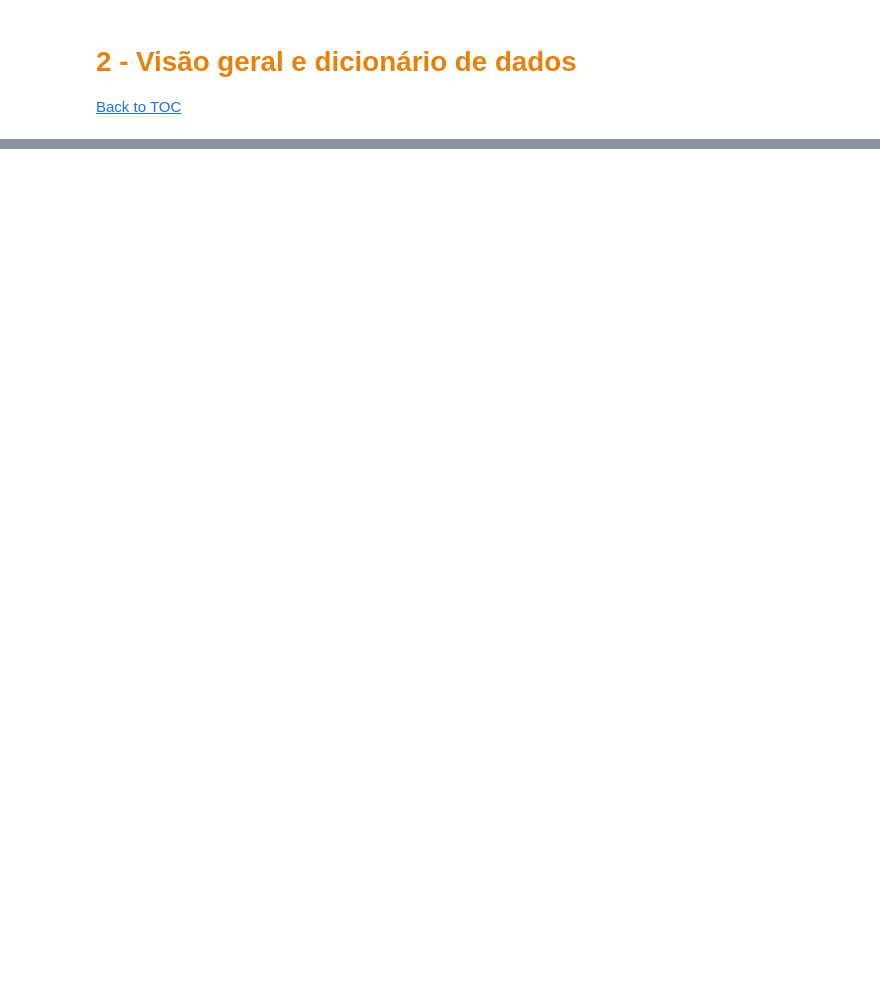
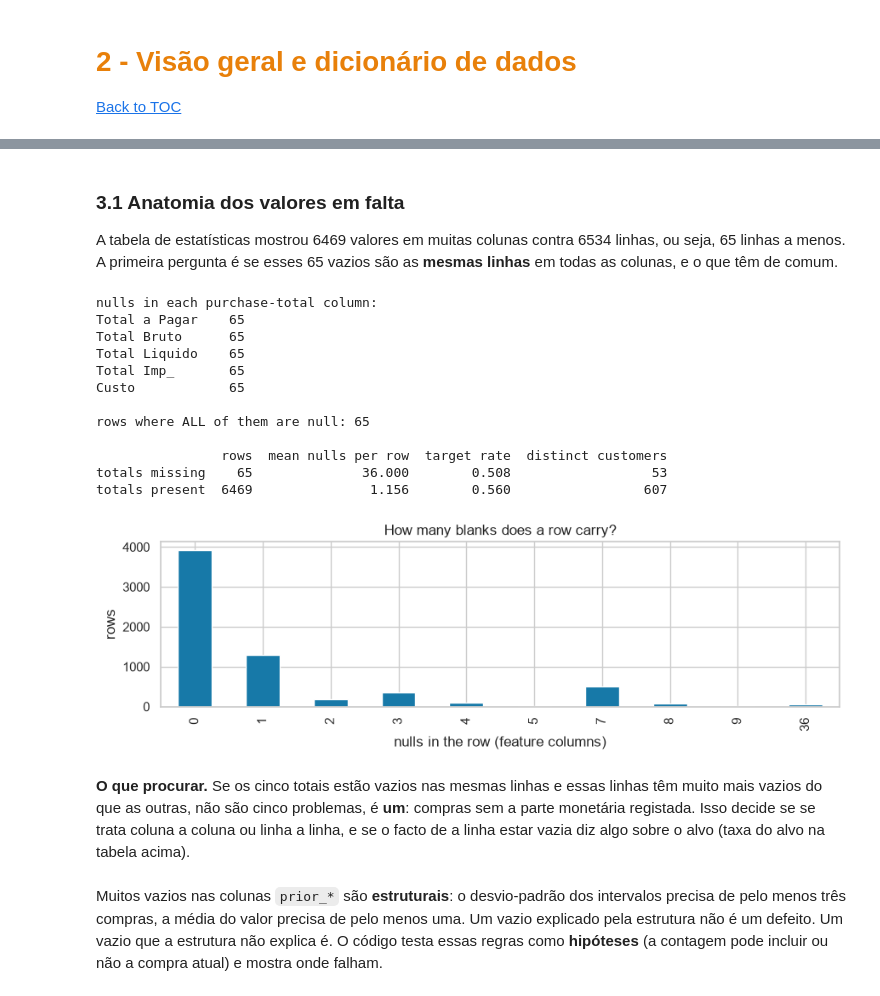
Before and after one commit to jonazzzzzzzz/ML_Project_G17, a Jupyter notebook: notebooks/NB_1_data_exploration.ipynb, the cells around one changed output, grey strips where cells are left out. Drawn from its saved outputs; the diff is of its cells as text; code cells hidden in the pictures; blank space fills up the shorter version.

```diff
--- a/notebooks/NB_1_data_exploration.ipynb
+++ b/notebooks/NB_1_data_exploration.ipynb
@@ -37,3 +81,17 @@ import pandas as pd
+# %%
+import pandas as pd
+import matplotlib.pyplot as plt
+import seaborn as sns
+import numpy as np
+import warnings
+from scipy.cluster.hierarchy import leaves_list, linkage
+from scipy.spatial.distance import squareform
+from scipy.stats import chi2_contingency, ks_2samp, kstest, spearmanr
+from scipy.stats.contingency import association
+from sklearn.metrics import roc_auc_score
+
+sns.set_theme(style="whitegrid")
+PLOT_BLUE, PLOT_ORANGE = "#1779A8", "#E8800A"
 # %% [markdown]
 Leitura dos ficheiros clientes.csv, train.csv, test.csv e sample_submission.csv, que serão utilizados ao longo do projeto.
 # %%
@@ -321,0 +272,48 @@ Havia mais verificações a fazer mas seriam imensas e estariamos a usar essas v
+# %% [markdown]
+### 3.1 Anatomia dos valores em falta
+
+A tabela de estatísticas mostrou 6469 valores em muitas colunas contra 6534 linhas, ou seja, 65 linhas a menos. A primeira pergunta é se esses 65 vazios são as **mesmas linhas** em todas as colunas, e o que têm de comum.
+# %%
+purchase_totals = ["Total a Pagar", "Total Bruto", "Total Liquido", "Total Imp_", "Custo"]
+nulls_per_row = train_data.drop(columns=[target]).isna().sum(axis=1)
+
+print("nulls in each purchase-total column:")
+print(train_data[purchase_totals].isna().sum().to_string())
+no_totals = train_data[purchase_totals].isna().all(axis=1)
+print(f"\nrows where ALL of them are null: {no_totals.sum()}")
+
+profile = pd.DataFrame({
+    "rows": [no_totals.sum(), (~no_totals).sum()],
+    "mean nulls per row": [nulls_per_row[no_totals].mean(), nulls_per_row[~no_totals].mean()],
+    "target rate": [train_data.loc[no_totals, target].mean(),
+                    train_data.loc[~no_totals, target].mean()],
+    "distinct customers": [train_data.loc[no_totals, "customer_id"].nunique(),
+                           train_data.loc[~no_totals, "customer_id"].nunique()],
+}, index=["totals missing", "totals present"])
+print()
+print(profile.round(3).to_string())
+
+fig, ax = plt.subplots(figsize=(9, 3))
+nulls_per_row.value_counts().sort_index().plot(kind="bar", color=PLOT_BLUE, ax=ax)
+ax.set(xlabel="nulls in the row (feature columns)", ylabel="rows",
+       title="How many blanks does a row carry?")
+plt.tight_layout()
+plt.show()
+# %% [output]
+nulls in each purchase-total column:
+Total a Pagar    65
+Total Bruto      65
+Total Liquido    65
+Total Imp_       65
+Custo            65
+
+rows where ALL of them are null: 65
+
+                rows  mean nulls per row  target rate  distinct customers
+totals missing    65              36.000        0.508                  53
+totals present  6469               1.156        0.560                 607
+[figure, added]
+# %% [markdown]
+**O que procurar.** Se os cinco totais estão vazios nas mesmas linhas e essas linhas têm muito mais vazios do que as outras, não são cinco problemas, é **um**: compras sem a parte monetária registada. Isso decide se se trata coluna a coluna ou linha a linha, e se o facto de a linha estar vazia diz algo sobre o alvo (taxa do alvo na tabela acima).
+# %% [markdown]
+Muitos vazios nas colunas `prior_*` são **estruturais**: o desvio-padrão dos intervalos precisa de pelo menos três compras, a média do valor precisa de pelo menos uma. Um vazio explicado pela estrutura não é um defeito. Um vazio que a estrutura não explica é. O código testa essas regras como **hipóteses** (a contagem pode incluir ou não a compra atual) e mostra onde falham.
```
Also changed, not shown: parts of 124 cells of this notebook.
